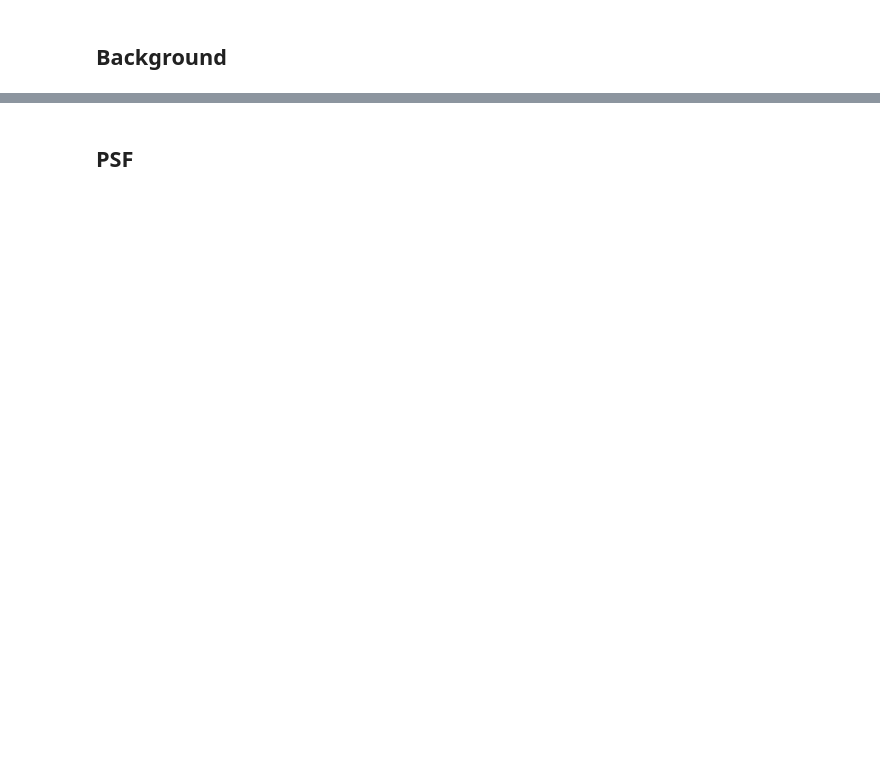
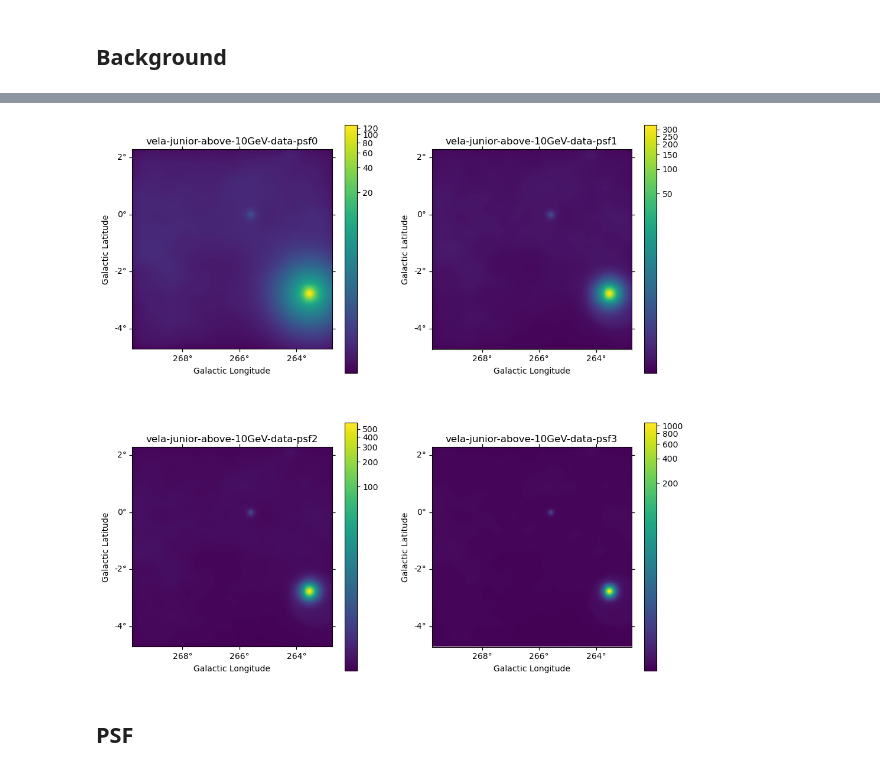
Before and after one commit to jolideco/jolideco-fermi-examples, a Jupyter notebook: workflow/notebooks/jolideco-deconvolution.ipynb, the cells around one changed output, grey strips where cells are left out. Saved outputs shown, nothing was run; the diff lists cells and outputs as text; code cells hidden in the pictures; blank space fills up the shorter version.

```diff
--- a/workflow/notebooks/jolideco-deconvolution.ipynb
+++ b/workflow/notebooks/jolideco-deconvolution.ipynb
@@ -45,7 +37,0 @@ datasets_input = Datasets.read(filename_datasets)
-# %%
-datasets = Datasets()
-
-for dataset in datasets_input:
-    dataset.psf.psf_map.data = dataset.psf.psf_map.data.astype(float)
-    dataset.mask_safe = None
-    datasets.append(dataset)
@@ -62,2 +37,0 @@ print(models)
-# %%
-datasets.models = models
@@ -93,5 +67,6 @@ fig, axes = plt.subplots(
 
 for ax, dataset in zip(axes.flat, datasets):
     npred = dataset.npred().sum_over_axes()
-    npred.plot(ax=ax, stretch="linear", cmap="viridis", add_cbar=True)
+    npred.plot(ax=ax, stretch="log", cmap="viridis", add_cbar=True)
     ax.set_title(f"{dataset.name}")
+# %% [output]
@@ -98,3 +81,4 @@ for ax, dataset in zip(axes.flat, datasets):
+[figure, added]
 # %% [markdown]
 ## PSF
 # %%
```
Also changed, not shown: parts of 47 cells of this notebook, 5 other files.
